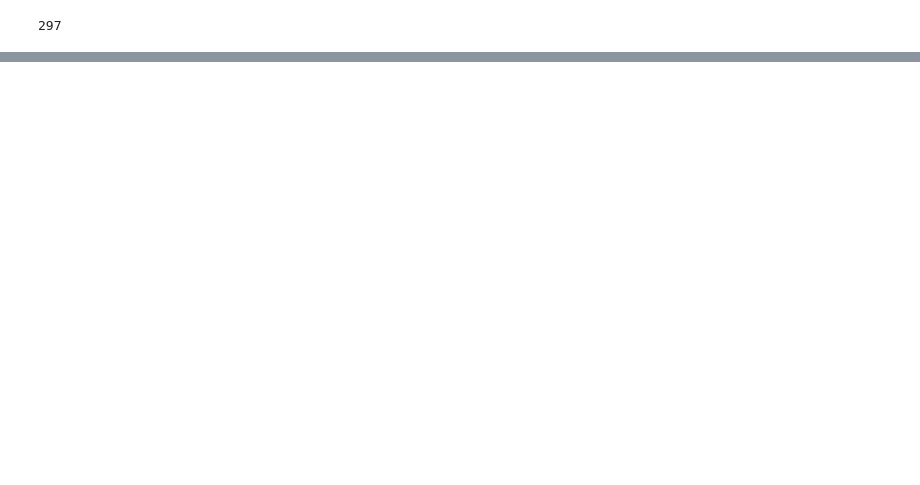
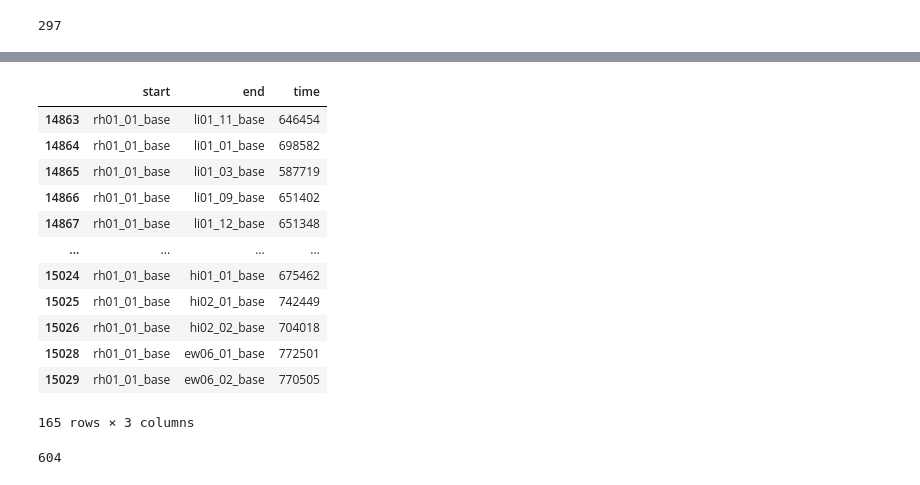
Before and after one commit to JohnWildkins/FreelancerTradeRouteApp, a Jupyter notebook: scraper.ipynb, the cells around one changed output, grey strips where cells are left out. Drawn from its saved outputs; the diff is of its cells as text; code cells hidden in the pictures; blank space fills up the shorter version.

```diff
--- a/scraper.ipynb
+++ b/scraper.ipynb
@@ -149,0 +215,20 @@ which_sell(food)
+# %%
+k[1]
+# %% [output]
+|  | start | end | time |
+| 14863 | rh01_01_base | li01_11_base | 646454 |
+| 14864 | rh01_01_base | li01_01_base | 698582 |
+| 14865 | rh01_01_base | li01_03_base | 587719 |
+| 14866 | rh01_01_base | li01_09_base | 651402 |
+| 14867 | rh01_01_base | li01_12_base | 651348 |
+| ... | ... | ... | ... |
+| 15024 | rh01_01_base | hi01_01_base | 675462 |
+| 15025 | rh01_01_base | hi02_01_base | 742449 |
+| 15026 | rh01_01_base | hi02_02_base | 704018 |
+| 15028 | rh01_01_base | ew06_01_base | 772501 |
+| 15029 | rh01_01_base | ew06_02_base | 770505 |
+165 rows × 3 columns
+# %%
+len(bases)
+# %% [output]
+604
```
Also changed, not shown: parts of 24 cells of this notebook.
